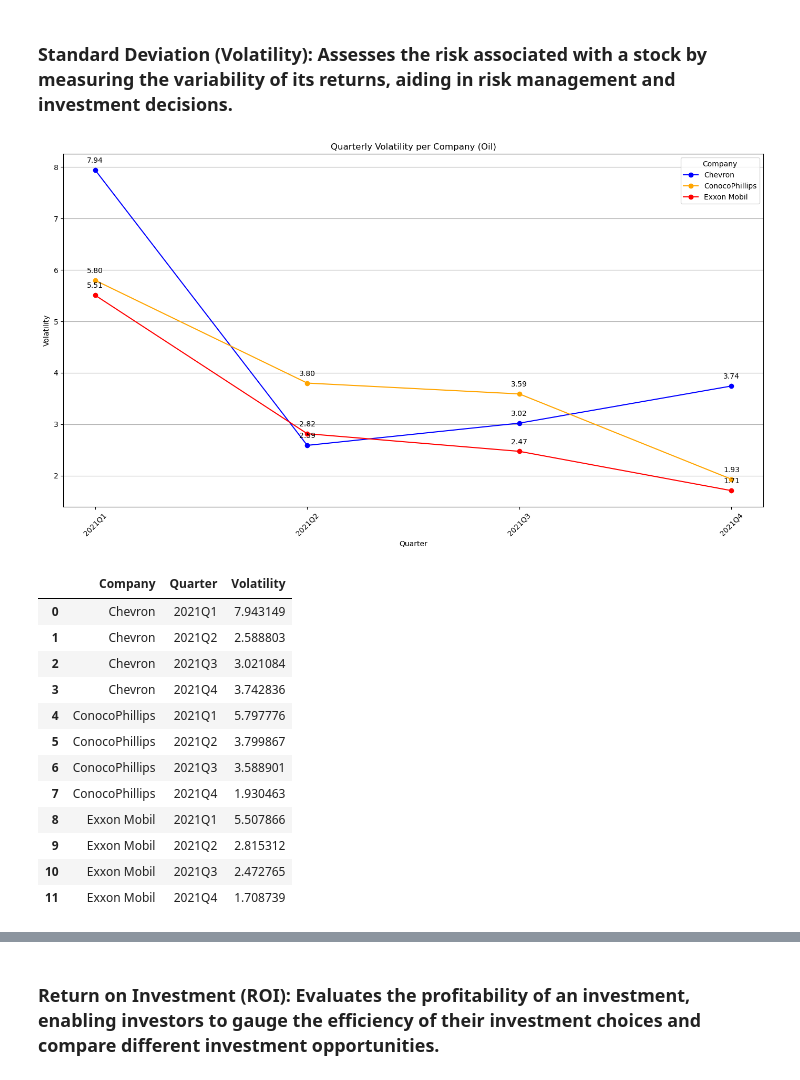
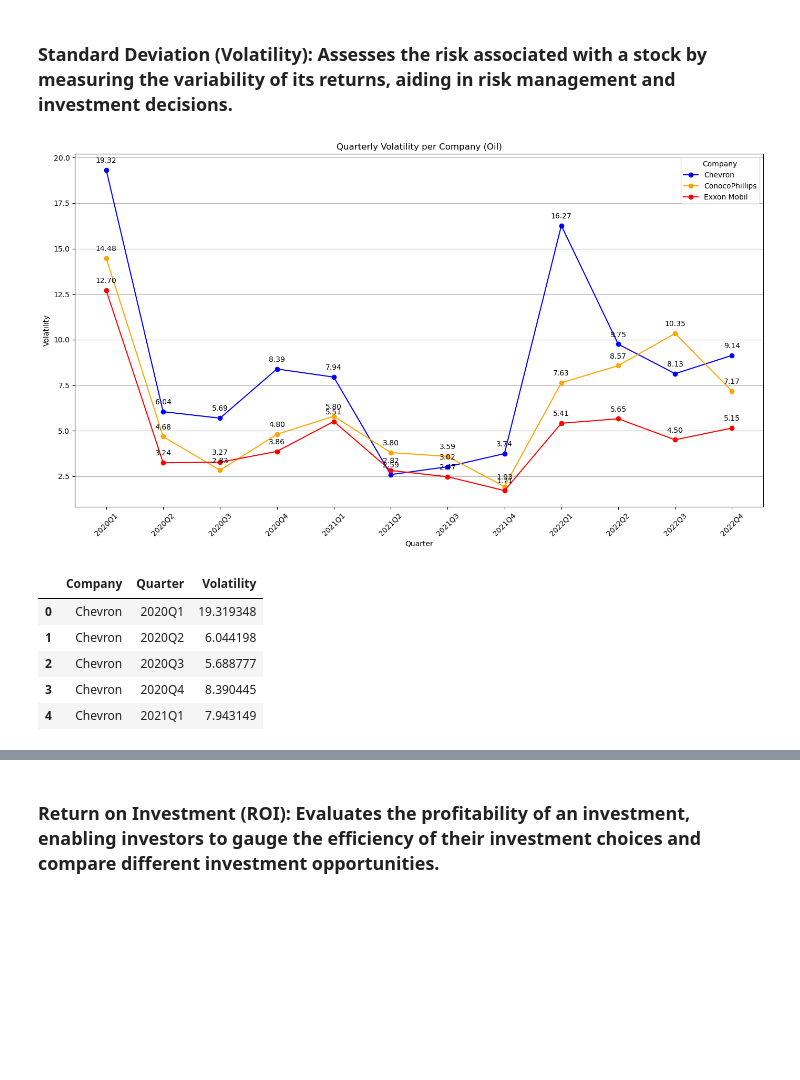
Before and after one commit to CassioSperb/Project_3, a Jupyter notebook: data/Project_Stock_Analysis.ipynb, the cells around one changed output, grey strips where cells are left out. Saved outputs shown, nothing was run; the diff lists cells and outputs as text; code cells hidden in the pictures; blank space fills up the shorter version.

```diff
--- a/data/Project_Stock_Analysis.ipynb
+++ b/data/Project_Stock_Analysis.ipynb
@@ -157,7 +185,7 @@ print(filtered_oil_data.head())
 ### Percentage Change calculation: Measures the growth or decline in stock prices over a period, helping to identify trends and compare performance across different time frames.
 # %%
 # Calculate the percentage change in Oil Stock for each quarter
-quarterly_oil_percentage_change = filtered_oil_data.groupby(['Company', 'Quarter'], as_index=False).apply(
+quarterly_oil_percentage_change = combined_oil_data.groupby(['Company', 'Quarter'], as_index=False).apply(
     lambda x: pd.Series({
         'Percentage Change': (x.loc[x['Date'].idxmax()]['Open'] - x.loc[x['Date'].idxmin()]['Close']) / x.loc[x['Date'].idxmin()]['Close'] * 100
     })
@@ -199,6 +227,6 @@ plt.show()
 # %%
 # Calculate the percentage change in Telecom Stock for each quarter
-quarterly_tele_percentage_change = filtered_tele_data.groupby(['Company', 'Quarter'], as_index=False).apply(
+quarterly_tele_percentage_change = combined_tele_data.groupby(['Company', 'Quarter'], as_index=False).apply(
     lambda x: pd.Series({
         'Percentage Change': (x.loc[x['Date'].idxmax()]['Open'] - x.loc[x['Date'].idxmin()]['Close']) / x.loc[x['Date'].idxmin()]['Close'] * 100
     })
@@ -241,7 +269,7 @@ plt.show()
 ### Stock Volume Change: Indicates the trading activity and liquidity of a stock, reflecting investor interest and potential price movements.
 # %%
 # Calculate the quarterly Oil Stock Volume change per quarter.
-quarterly_oil_volume = filtered_oil_data.groupby(['Company', 'Quarter'], as_index=False).agg({
+quarterly_oil_volume = combined_oil_data.groupby(['Company', 'Quarter'], as_index=False).agg({
     'Volume': 'sum'
 })
 
@@ -288,6 +316,6 @@ plt.show()
 # %%
 # Calculate the quarterly Telecom Stock Volume change per quarter
-quarterly_tele_volume = filtered_tele_data.groupby(['Company', 'Quarter'], as_index=False).agg({
+quarterly_tele_volume = combined_tele_data.groupby(['Company', 'Quarter'], as_index=False).agg({
     'Volume': 'sum'
 })
 
@@ -335,54 +363,47 @@ plt.show()
 ### Standard Deviation (Volatility): Assesses the risk associated with a stock by measuring the variability of its returns, aiding in risk management and investment decisions.
 # %%
 # Calculate the standard deviation (volatility) in oil Stock for each quarter
-quarterly_oil_volatility = filtered_oil_data.groupby(['Company', 'Quarter'], as_index=False)['Close'].std()
+quarterly_oil_volatility = combined_oil_data.groupby(['Company', 'Quarter'], as_index=False)['Close'].std()
 quarterly_oil_volatility.rename(columns={'Close': 'Volatility'}, inplace=True)
 
 # Convert the 'Quarter' column to string for plotting
 quarterly_oil_volatility['Quarter'] = quarterly_oil_volatility['Quarter'].astype(str)
 
 # Plot the quarterly volatility
 plt.figure(figsize=(14, 8))
 
 for company in quarterly_oil_volatility['Company'].unique():
     company_data = quarterly_oil_volatility[quarterly_oil_volatility['Company'] == company]
     plt.plot(company_data['Quarter'], company_data['Volatility'], marker='o', label=company, color=oil_colors[company])
 
     # Annotate each volatility by stock per quarter
     for i, row in company_data.iterrows():
         plt.annotate(f"{row['Volatility']:.2f}",
                      (row['Quarter'], row['Volatility']),
                      textcoords="offset points", xytext=(0,10), ha='center')
 
 # Plot visual formatting
 plt.title('Quarterly Volatility per Company (Oil)')
 plt.xlabel('Quarter')
 plt.ylabel('Volatility')
 plt.legend(title='Company')
 plt.grid(axis='y')
 plt.xticks(rotation=45)
 plt.tight_layout()
 
 # Save the plot as a PNG file
 plt.savefig('outputs/oil_volatility.png')
 plt.show()
 
 # Output the quarterly oil volatility data
-quarterly_oil_volatility
+quarterly_oil_volatility.head()
 # %% [output]
-[figure, old version]
+[figure, new version]
 |  | Company | Quarter | Volatility |
-| 0 | Chevron | 2021Q1 | 7.943149 |
-| 1 | Chevron | 2021Q2 | 2.588803 |
-| 2 | Chevron | 2021Q3 | 3.021084 |
-| 3 | Chevron | 2021Q4 | 3.742836 |
-| 4 | ConocoPhillips | 2021Q1 | 5.797776 |
-| 5 | ConocoPhillips | 2021Q2 | 3.799867 |
-| 6 | ConocoPhillips | 2021Q3 | 3.588901 |
-| 7 | ConocoPhillips | 2021Q4 | 1.930463 |
-| 8 | Exxon Mobil | 2021Q1 | 5.507866 |
-| 9 | Exxon Mobil | 2021Q2 | 2.815312 |
-| 10 | Exxon Mobil | 2021Q3 | 2.472765 |
-| 11 | Exxon Mobil | 2021Q4 | 1.708739 |
+| 0 | Chevron | 2020Q1 | 19.319348 |
+| 1 | Chevron | 2020Q2 | 6.044198 |
+| 2 | Chevron | 2020Q3 | 5.688777 |
+| 3 | Chevron | 2020Q4 | 8.390445 |
+| 4 | Chevron | 2021Q1 | 7.943149 |
 # %%
 # Calculate the standard deviation (volatility) in telecom Stock for each quarter
```
Also changed, not shown: parts of 17 cells of this notebook, 14 other files.
